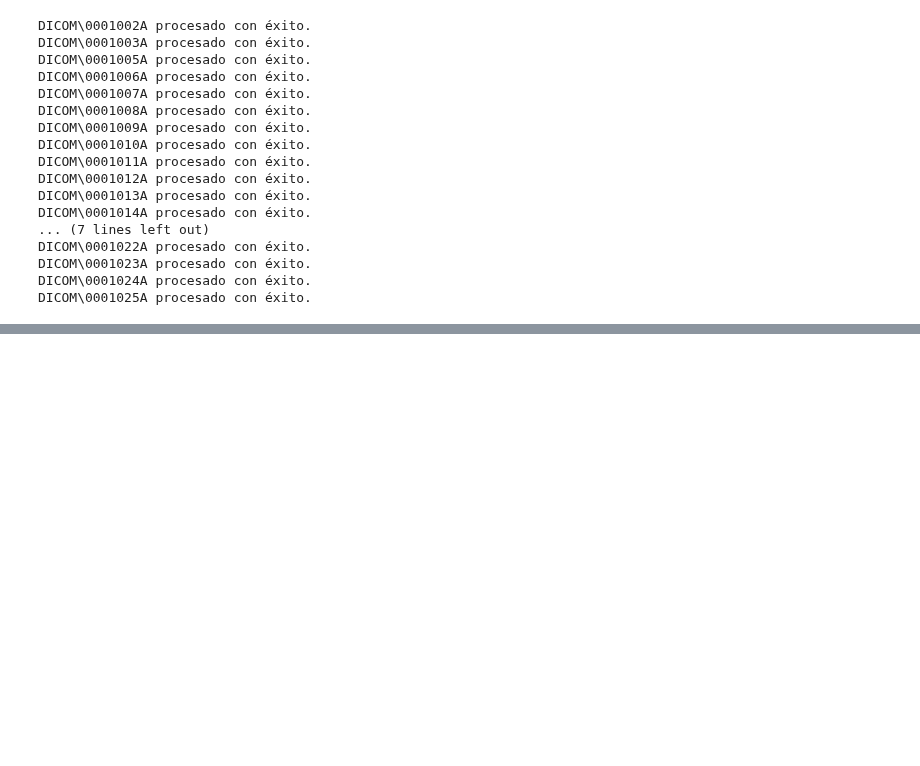
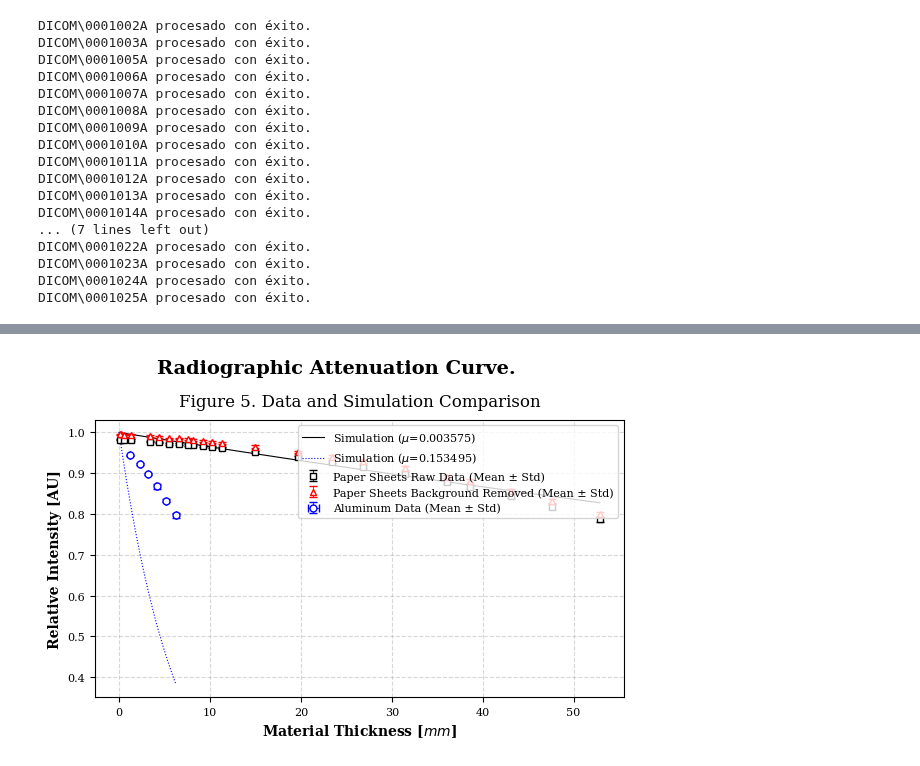
Before and after one commit to JustaPurpleWolf/Undergraduate-Physics-Methods, a Jupyter notebook: Modern Physics/Radiography/radiography_analysis.ipynb, the cells around one changed output, grey strips where cells are left out. Saved outputs shown, nothing was run; the diff lists cells and outputs as text; code cells hidden in the pictures; blank space fills up the shorter version.

```diff
--- a/Modern Physics/Radiography/radiography_analysis.ipynb
+++ b/Modern Physics/Radiography/radiography_analysis.ipynb
@@ -98,0 +141,5 @@ plot_calibration('calibration_thickness.csv', unit_thickness, mu=0.032) # mm por
+# %%
+plot_all('calibration_thickness_og.csv', 'calibration_thickness_sf.csv', 'aluminum_thickness.csv', unit_thickness, mu=mu, mu_al = mu_al,
+         xlim = None, label = 'comparison', figure = 5, caption = 'Data and Simulation Comparison')
+# %% [output]
+[figure, added]
```
Also changed, not shown: parts of 10 cells of this notebook, 45 other files.
